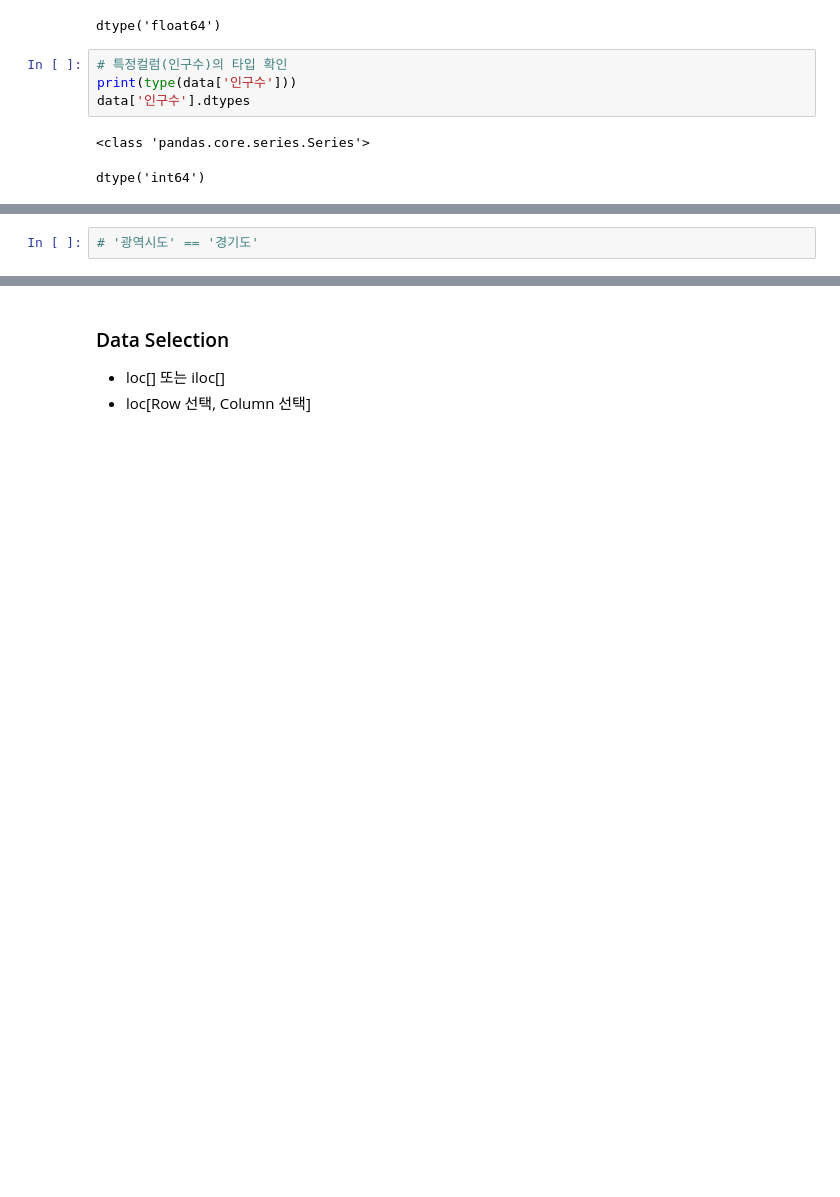
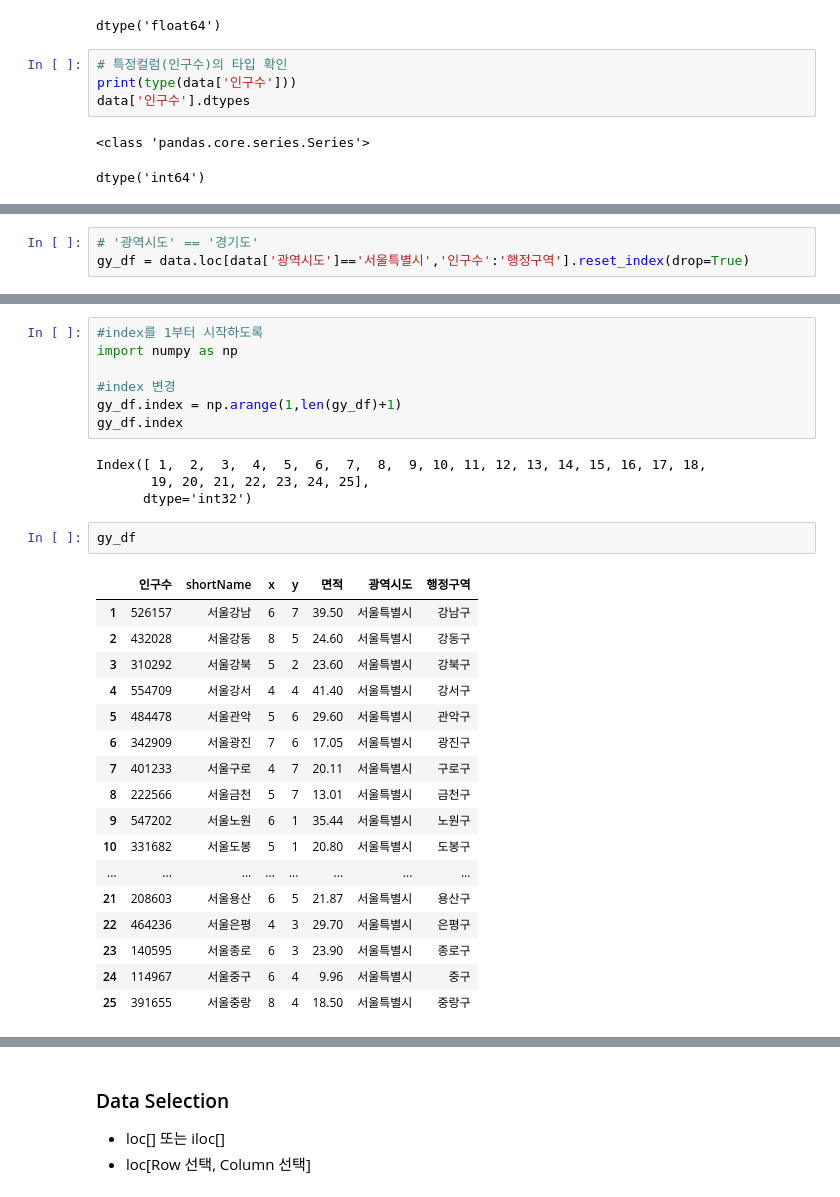
Before and after one commit to hia1394/Python_Webscraping_Analysis, a Jupyter notebook: 03-1.행정구역정보_분석과시각화.ipynb, the cells around one changed output, grey strips where cells are left out. Cells and saved outputs as stored; diff of their text form; blank space fills up the shorter version.

```diff
--- a/03-1.행정구역정보_분석과시각화.ipynb
+++ b/03-1.행정구역정보_분석과시각화.ipynb
@@ -160,3 +165,4 @@ Name: 행정구역, Length: 229, dtype: bool
 | 159 | 159 | 68950 | 인천동구 | 1 | 5 | 7.05 | 인천광역시 | 동구 |
 # %%
 # '광역시도' == '경기도'
+gy_df = data.loc[data['광역시도']=='서울특별시','인구수':'행정구역'].reset_index(drop=True)
@@ -181,2 +176,33 @@ Name: 행정구역, Length: 229, dtype: bool
+# %%
+#index를 1부터 시작하도록
+import numpy as np
+
+#index 변경
+gy_df.index = np.arange(1,len(gy_df)+1)
+gy_df.index
+# %% [output]
+Index([ 1,  2,  3,  4,  5,  6,  7,  8,  9, 10, 11, 12, 13, 14, 15, 16, 17, 18,
+       19, 20, 21, 22, 23, 24, 25],
+      dtype='int32')
+# %%
+gy_df
+# %% [output]
+|  | 인구수 | shortName | x | y | 면적 | 광역시도 | 행정구역 |
+| 1 | 526157 | 서울강남 | 6 | 7 | 39.50 | 서울특별시 | 강남구 |
+| 2 | 432028 | 서울강동 | 8 | 5 | 24.60 | 서울특별시 | 강동구 |
+| 3 | 310292 | 서울강북 | 5 | 2 | 23.60 | 서울특별시 | 강북구 |
+| 4 | 554709 | 서울강서 | 4 | 4 | 41.40 | 서울특별시 | 강서구 |
+| 5 | 484478 | 서울관악 | 5 | 6 | 29.60 | 서울특별시 | 관악구 |
+| 6 | 342909 | 서울광진 | 7 | 6 | 17.05 | 서울특별시 | 광진구 |
+| 7 | 401233 | 서울구로 | 4 | 7 | 20.11 | 서울특별시 | 구로구 |
+| 8 | 222566 | 서울금천 | 5 | 7 | 13.01 | 서울특별시 | 금천구 |
+| 9 | 547202 | 서울노원 | 6 | 1 | 35.44 | 서울특별시 | 노원구 |
+| 10 | 331682 | 서울도봉 | 5 | 1 | 20.80 | 서울특별시 | 도봉구 |
+| ... | ... | ... | ... | ... | ... | ... | ... |
+| 21 | 208603 | 서울용산 | 6 | 5 | 21.87 | 서울특별시 | 용산구 |
+| 22 | 464236 | 서울은평 | 4 | 3 | 29.70 | 서울특별시 | 은평구 |
+| 23 | 140595 | 서울종로 | 6 | 3 | 23.90 | 서울특별시 | 종로구 |
+| 24 | 114967 | 서울중구 | 6 | 4 | 9.96 | 서울특별시 | 중구 |
+| 25 | 391655 | 서울중랑 | 8 | 4 | 18.50 | 서울특별시 | 중랑구 |
 # %%
 # describe() 함수, 모든 컬럼의 통계함수 출력
```
Also changed, not shown: parts of 17 cells of this notebook.
